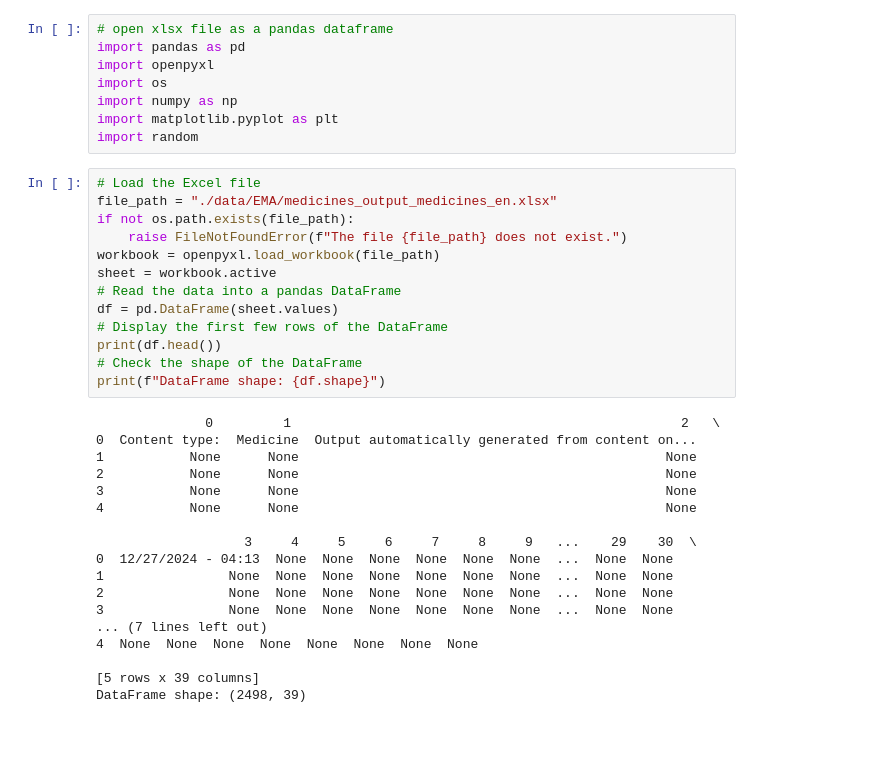
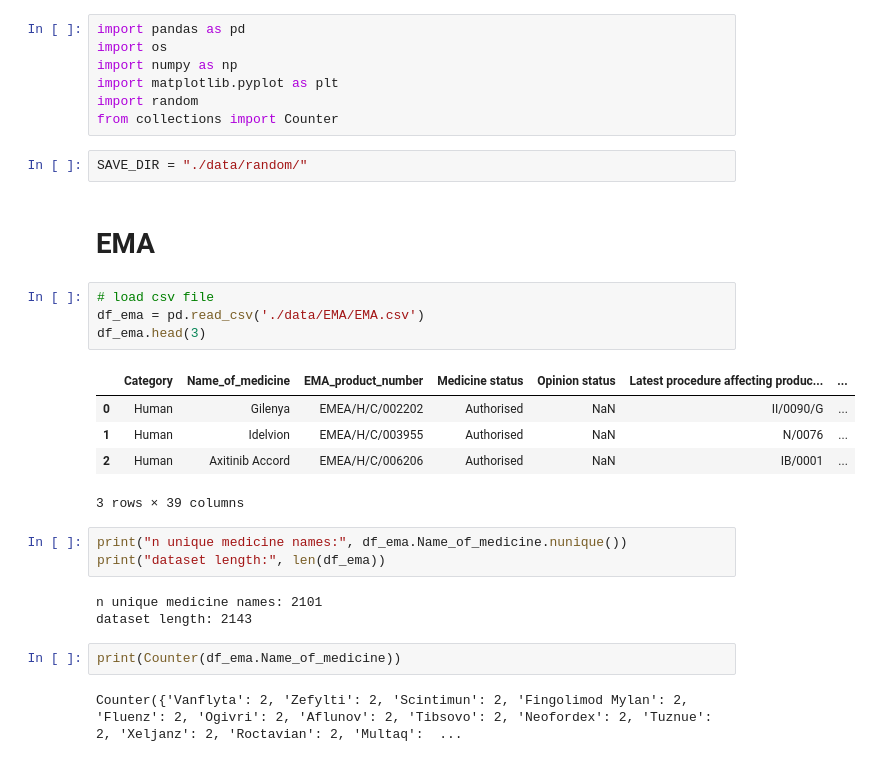
Before and after one commit to dcr-unibe-ch/DrugFork, a Jupyter notebook: randomize_data.ipynb, the cells around one changed output. Cells and saved outputs as stored; diff of their text form; blank space fills up the shorter version.

```diff
--- a/randomize_data.ipynb
+++ b/randomize_data.ipynb
@@ -1,39 +1,31 @@
 # %%
-# open xlsx file as a pandas dataframe
 import pandas as pd
-import openpyxl
 import os
 import numpy as np
 import matplotlib.pyplot as plt
 import random
+from collections import Counter
-# %%
-# Load the Excel file
-file_path = "./data/EMA/medicines_output_medicines_en.xlsx"
-if not os.path.exists(file_path):
-    raise FileNotFoundError(f"The file {file_path} does not exist.")
-workbook = openpyxl.load_workbook(file_path)
-sheet = workbook.active
-# Read the data into a pandas DataFrame
-df = pd.DataFrame(sheet.values)
-# Display the first few rows of the DataFrame
-print(df.head())
-# Check the shape of the DataFrame
-print(f"DataFrame shape: {df.shape}")
-# %% [output]
-              0         1                                                  2   \
-0  Content type:  Medicine  Output automatically generated from content on...
-1           None      None                                               None
-2           None      None                                               None
-3           None      None                                               None
-4           None      None                                               None
-
-                   3     4     5     6     7     8     9   ...    29    30  \
-0  12/27/2024 - 04:13  None  None  None  None  None  None  ...  None  None
-1                None  None  None  None  None  None  None  ...  None  None
-2                None  None  None  None  None  None  None  ...  None  None
-3                None  None  None  None  None  None  None  ...  None  None
-... (7 lines left out)
-4  None  None  None  None  None  None  None  None
-
-[5 rows x 39 columns]
-DataFrame shape: (2498, 39)
+# %%
+SAVE_DIR = "./data/random/"
+# %% [markdown]
+# EMA
+# %%
+# load csv file
+df_ema = pd.read_csv('./data/EMA/EMA.csv')
+df_ema.head(3)
+# %% [output]
+|  | Category | Name_of_medicine | EMA_product_number | Medicine status | Opinion status | Latest procedure affecting produc... | ... |
+| 0 | Human | Gilenya | EMEA/H/C/002202 | Authorised | NaN | II/0090/G | ... |
+| 1 | Human | Idelvion | EMEA/H/C/003955 | Authorised | NaN | N/0076 | ... |
+| 2 | Human | Axitinib Accord | EMEA/H/C/006206 | Authorised | NaN | IB/0001 | ... |
+3 rows × 39 columns
+# %%
+print("n unique medicine names:", df_ema.Name_of_medicine.nunique())
+print("dataset length:", len(df_ema))
+# %% [output]
+n unique medicine names: 2101
+dataset length: 2143
+# %%
+print(Counter(df_ema.Name_of_medicine))
+# %% [output]
+Counter({'Vanflyta': 2, 'Zefylti': 2, 'Scintimun': 2, 'Fingolimod Mylan': 2, 'Fluenz': 2, 'Ogivri': 2, 'Aflunov': 2, 'Tibsovo': 2, 'Neofordex': 2, 'Tuznue': 2, 'Xeljanz': 2, 'Roctavian': 2, 'Multaq':  ...
```
Also changed, not shown: parts of 7 cells of this notebook.
